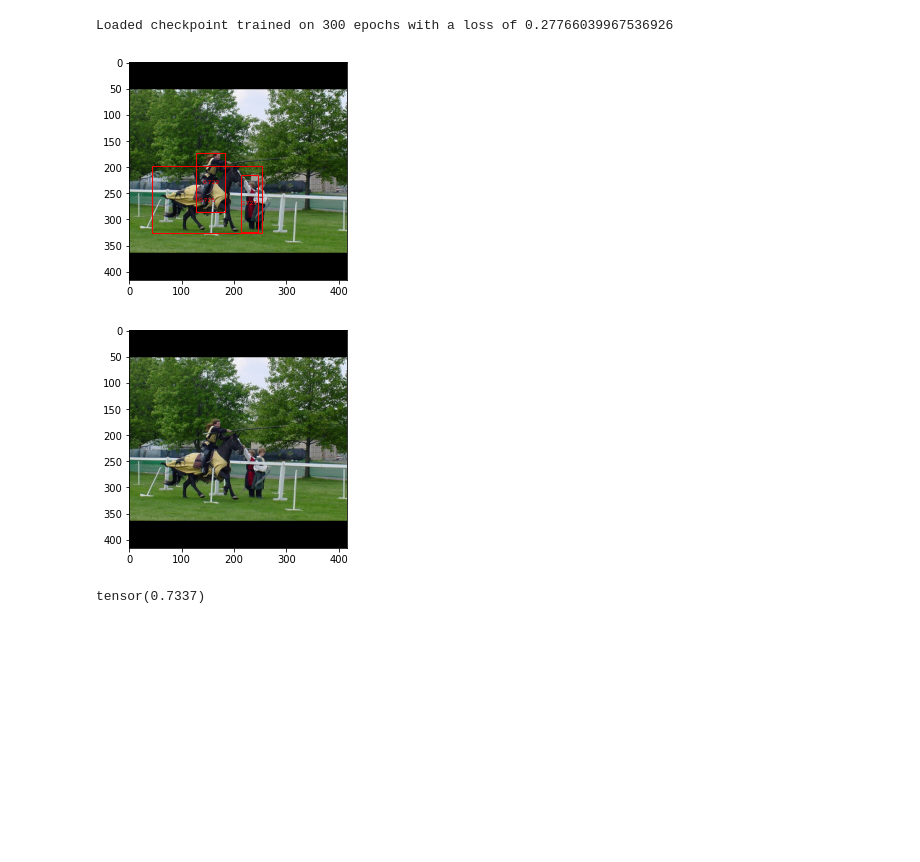
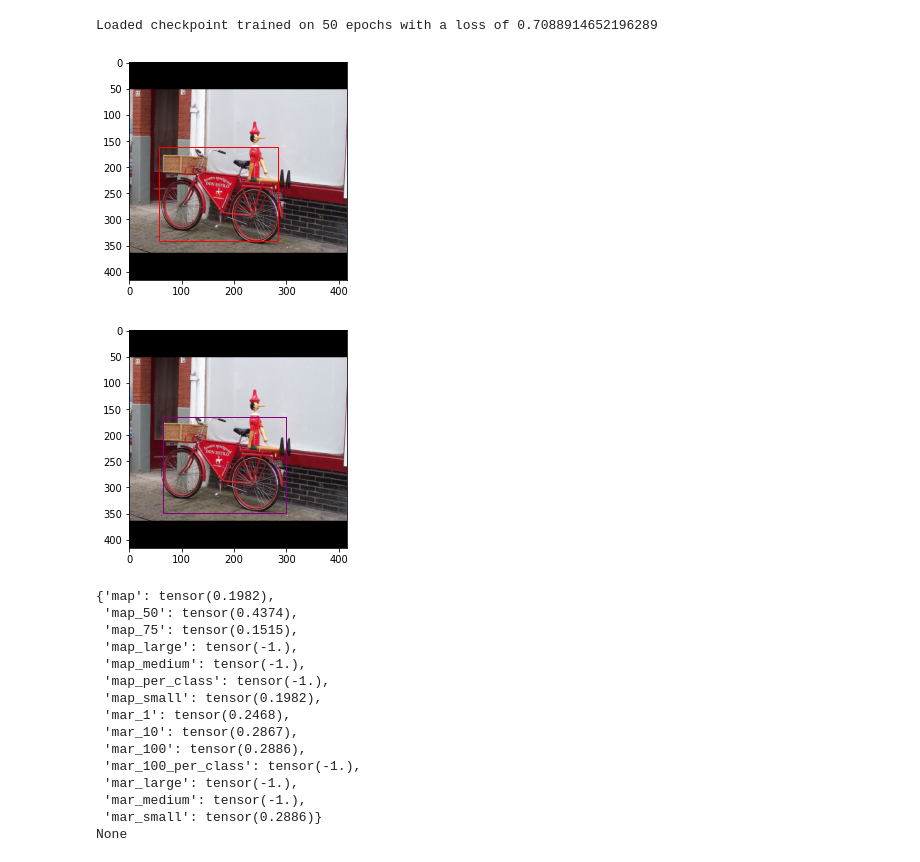
Before and after one commit to joaoflf/yolov3, a Jupyter notebook: notebook.ipynb, the cells around one changed output. Saved outputs shown, nothing was run; the diff lists cells and outputs as text; code cells hidden in the pictures; blank space fills up the shorter version.

```diff
--- a/notebook.ipynb
+++ b/notebook.ipynb
@@ -10,7 +10,7 @@ from torch.utils.data import DataLoader
 from pprint import pprint
 from tqdm import tqdm
 # %%
-batch_size = 8
+batch_size = 10
 dataset = YoloVOCDataset(
     csv_file=config.DATASET_PATH + "test.csv",
     image_dir=config.IMAGES_PATH,
@@ -52,18 +52,32 @@ model.eval()
 predictions = model(images.to(config.DEVICE))
 # plot_labels(images, labels, 1)
 # %% [output]
-Loaded checkpoint trained on 300 epochs with a loss of 0.27766039967536926
+Loaded checkpoint trained on 50 epochs with a loss of 0.7088914652196289
 # %%
 import importlib
 imported_module = importlib.import_module("utils")
 importlib.reload(imported_module)
 from utils import plot_labels, plot_prediction, calculate_mAP
 
-plot_prediction(images, predictions, 0, 0.9, 0.6)
-plot_labels(images, labels, 0)
+plot_prediction(images, predictions, 9, 0.7, 0.7)
+plot_labels(images, labels, 9)
 
-pprint(calculate_mAP(model, loader, 0.5, 0.3))
+pprint(calculate_mAP(model, loader, 0.2, 0.45))
 # %% [output]
-[figure, old version]
+[figure, new version]
-[figure, old version]
+[figure, new version]
-tensor(0.7337)
+{'map': tensor(0.1982),
+ 'map_50': tensor(0.4374),
+ 'map_75': tensor(0.1515),
+ 'map_large': tensor(-1.),
+ 'map_medium': tensor(-1.),
+ 'map_per_class': tensor(-1.),
+ 'map_small': tensor(0.1982),
+ 'mar_1': tensor(0.2468),
+ 'mar_10': tensor(0.2867),
+ 'mar_100': tensor(0.2886),
+ 'mar_100_per_class': tensor(-1.),
+ 'mar_large': tensor(-1.),
+ 'mar_medium': tensor(-1.),
+ 'mar_small': tensor(0.2886)}
+None
```
Also changed, not shown: 6 other files.
